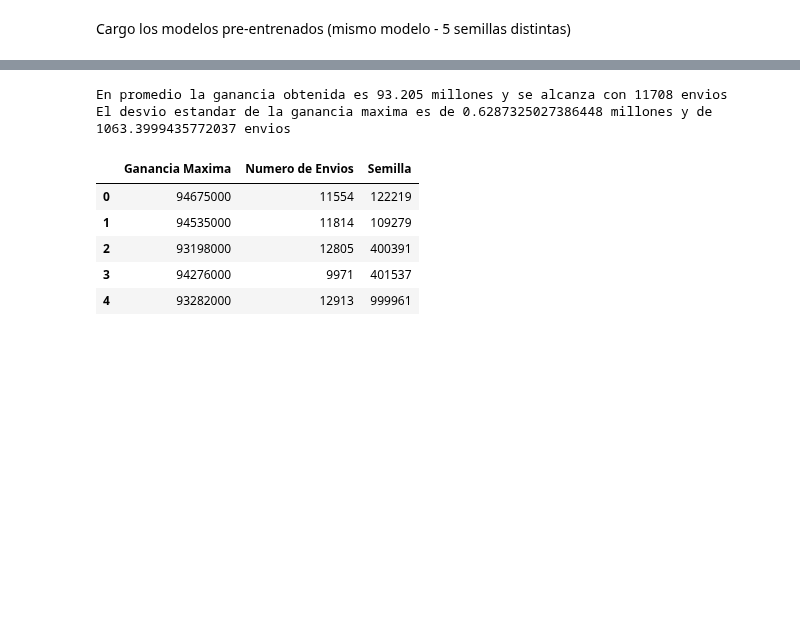
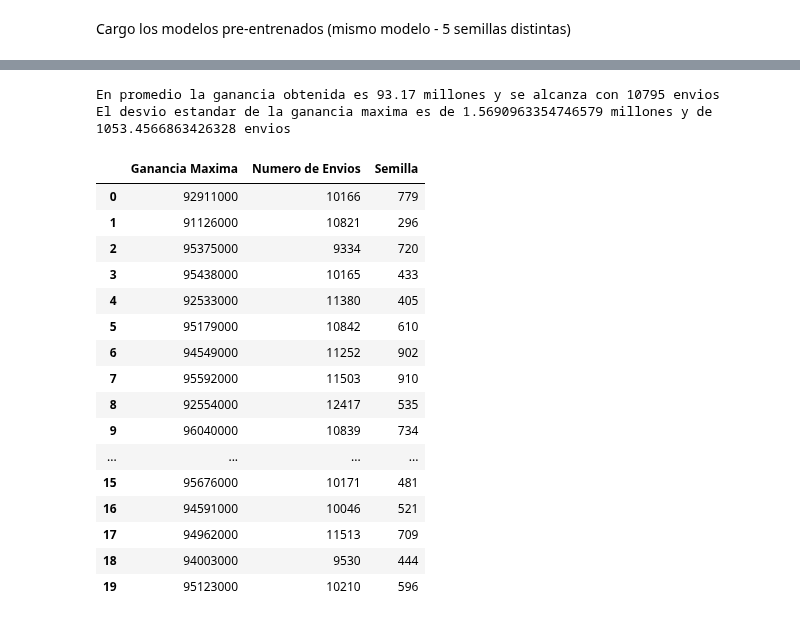
Before and after one commit to eanegrin/dmeyf2024, a Jupyter notebook: experimento_inflacion/j8_test.ipynb, the cells around one changed output, grey strips where cells are left out. Cells and saved outputs as stored; diff of their text form; code cells hidden in the pictures; blank space fills up the shorter version.

```diff
--- a/experimento_inflacion/j8_test.ipynb
+++ b/experimento_inflacion/j8_test.ipynb
@@ -18,8 +18,7 @@ db_path = base_path + 'db/'
 ganancia_acierto = 273000
 costo_estimulo = 7000
 
-# agregue sus semillas
-semillas = [122219, 109279, 400391, 401537, 999961]
+semillas = [779, 296, 720, 433, 405, 610, 902, 910, 535, 734, 325, 469, 841, 399, 929, 481, 521, 709, 444, 596]
 # %%
 df_cpe_file = 'competencia_02_inflacion_adj_cpe.parquet'
 df_ipc_file = 'competencia_02_inflacion_adj_ipc.parquet'
@@ -265,7 +314,7 @@ piso_envios = 4000
 techo_envios = 30000
 
 plt.figure(figsize=(10, 6))
-for ganancia_cum in ganancia_acumulada:
+for ganancia_cum in ganancia_acumulada_ipc:
     plt.plot(
         range(piso_envios, len(ganancia_cum[piso_envios:techo_envios]) + piso_envios),
         ganancia_cum[piso_envios:techo_envios],
@@ -274,25 +323,25 @@ for ganancia_cum in ganancia_acumulada:
     )
 
 plt.plot(
-    range(piso_envios, len(ganancia_acumulada_promedio[piso_envios:techo_envios]) + piso_envios),
-    ganancia_acumulada_promedio[piso_envios:techo_envios],
+    range(piso_envios, len(ganancia_acumulada_promedio_ipc[piso_envios:techo_envios]) + piso_envios),
+    ganancia_acumulada_promedio_ipc[piso_envios:techo_envios],
     color='darkblue',
     linewidth=2,
     label='Ganancia Promedio'
 )
 
 plt.axvline(
-    x=numero_envios_promedio,
+    x=numero_envios_promedio_ipc,
     color='g',
     linestyle='--',
-    label=f'Punto de corte a la ganancia máxima {numero_envios_promedio}'
+    label=f'Punto de corte a la ganancia máxima {numero_envios_promedio_ipc}'
 )
 
 plt.axhline(
-    y=ganancia_maxima_promedio,
+    y=ganancia_maxima_promedio_ipc,
     color='r',
     linestyle='--',
-    label=f'Ganancia máxima {ganancia_maxima_promedio/1000000:.2f} M'
+    label=f'Ganancia máxima {ganancia_maxima_promedio_ipc/1000000:.2f} M'
 )
 
 plt.title('Curva de Ganancia para Modelos Individuales y Promedio')
@@ -345,7 +409,7 @@ modelos
 # %%
-ganancia_acumulada = []
-ganancia_maxima = []
-numero_envios = []
+ganancia_acumulada_sin_adj = []
+ganancia_maxima_sin_adj = []
+numero_envios_sin_adj = []
 
 # Iterate over each model
 for modelo in modelos:
@@ -364,41 +428,52 @@ for modelo in modelos:
 
     # Ganancia acumulada
     ganancia_cum = np.cumsum(ganancia)
-    ganancia_acumulada.append(ganancia_cum)
+    ganancia_acumulada_sin_adj.append(ganancia_cum)
 
     # Ganancia maxima
     ganancia_max = ganancia_cum.max()
-    ganancia_maxima.append(ganancia_max)
+    ganancia_maxima_sin_adj.append(ganancia_max)
 
     # numero optimo de envios
     gan_max_idx = np.where(ganancia_cum == ganancia_max)[0][0]
-    numero_envios.append(gan_max_idx)
+    numero_envios_sin_adj.append(gan_max_idx)
 
 
 # Promedio de todas las semillas:
-ganancia_acumulada_promedio = np.mean(ganancia_acumulada, axis=0)
-ganancia_maxima_promedio = ganancia_acumulada_promedio.max()
-numero_envios_promedio = np.where(ganancia_acumulada_promedio == ganancia_maxima_promedio)[0][0]
+ganancia_acumulada_promedio_sin_adj = np.mean(ganancia_acumulada_sin_adj, axis=0)
+ganancia_maxima_promedio_sin_adj = ganancia_acumulada_promedio_sin_adj.max()
+numero_envios_promedio_sin_adj = np.where(ganancia_acumulada_promedio_sin_adj == ganancia_maxima_promedio_sin_adj)[0][0]
 
-print(f'En promedio la ganancia obtenida es {ganancia_maxima_promedio/1000000} millones y se alcanza con {numero_envios_promedio} envios')
-print(f'El desvio estandar de la ganancia maxima es de {np.std(ganancia_maxima)/1000000} millones y de {np.std(numero_envios)} envios')
+print(f'En promedio la ganancia obtenida es {ganancia_maxima_promedio_sin_adj/1000000} millones y se alcanza con {numero_envios_promedio_sin_adj} envios')
+print(f'El desvio estandar de la ganancia maxima es de {np.std(ganancia_maxima_sin_adj)/1000000} millones y de {np.std(numero_envios_sin_adj)} envios')
 # %% [output]
-En promedio la ganancia obtenida es 93.205 millones y se alcanza con 11708 envios
-El desvio estandar de la ganancia maxima es de 0.6287325027386448 millones y de 1063.3999435772037 envios
+En promedio la ganancia obtenida es 93.17 millones y se alcanza con 10795 envios
+El desvio estandar de la ganancia maxima es de 1.5690963354746579 millones y de 1053.4566863426328 envios
 # %%
 # resultados individuales
 pd.DataFrame({
-    'Ganancia Maxima': ganancia_maxima,
-    'Numero de Envios': numero_envios,
+    'Ganancia Maxima': ganancia_maxima_sin_adj,
+    'Numero de Envios': numero_envios_sin_adj,
     'Semilla': semillas
 })
 # %% [output]
 |  | Ganancia Maxima | Numero de Envios | Semilla |
-| 0 | 94675000 | 11554 | 122219 |
-| 1 | 94535000 | 11814 | 109279 |
-| 2 | 93198000 | 12805 | 400391 |
-| 3 | 94276000 | 9971 | 401537 |
-| 4 | 93282000 | 12913 | 999961 |
+| 0 | 92911000 | 10166 | 779 |
+| 1 | 91126000 | 10821 | 296 |
+| 2 | 95375000 | 9334 | 720 |
+| 3 | 95438000 | 10165 | 433 |
+| 4 | 92533000 | 11380 | 405 |
+| 5 | 95179000 | 10842 | 610 |
+| 6 | 94549000 | 11252 | 902 |
+| 7 | 95592000 | 11503 | 910 |
+| 8 | 92554000 | 12417 | 535 |
+| 9 | 96040000 | 10839 | 734 |
+| ... | ... | ... | ... |
+| 15 | 95676000 | 10171 | 481 |
+| 16 | 94591000 | 10046 | 521 |
+| 17 | 94962000 | 11513 | 709 |
+| 18 | 94003000 | 9530 | 444 |
+| 19 | 95123000 | 10210 | 596 |
 # %%
 piso_envios = 4000
 techo_envios = 30000
```
Also changed, not shown: parts of 13 cells of this notebook, 1 other file.
